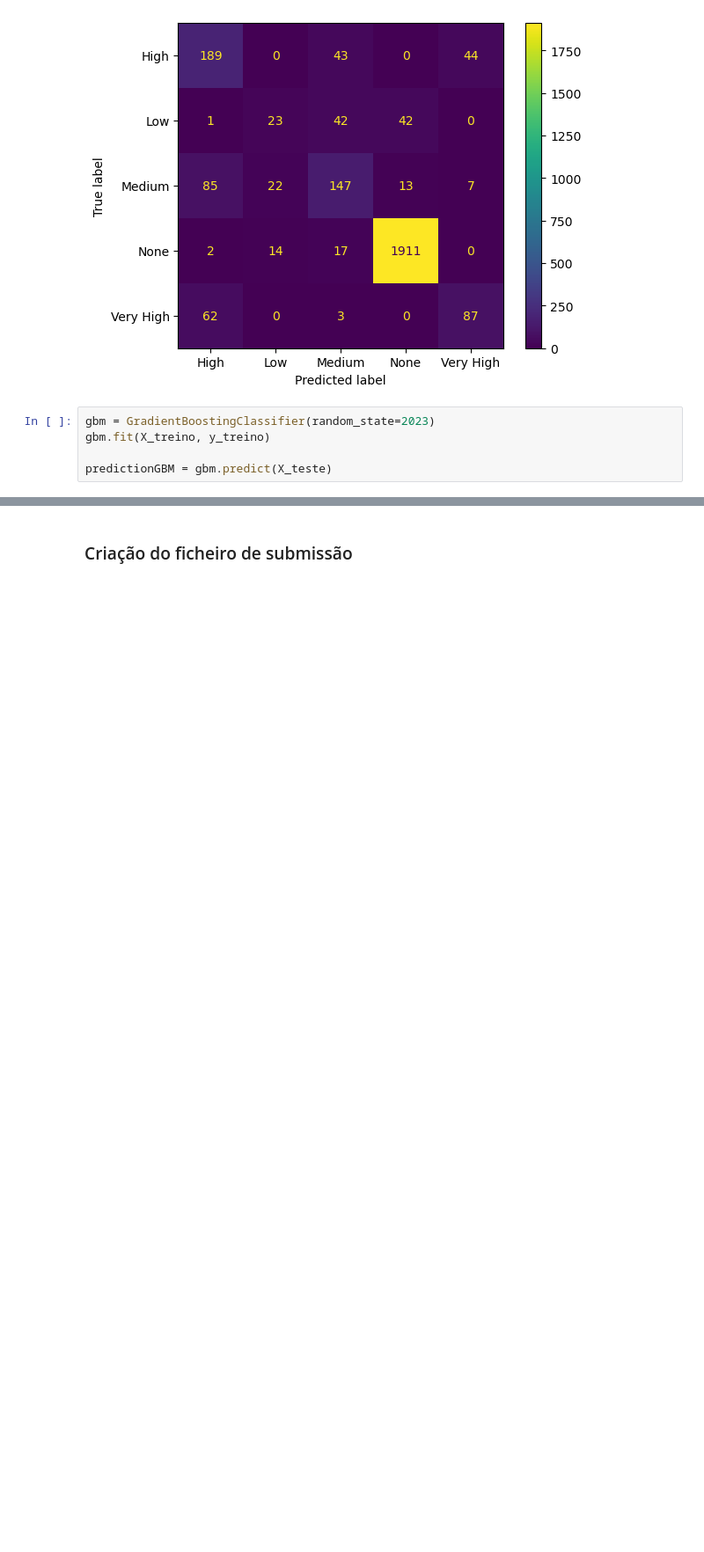
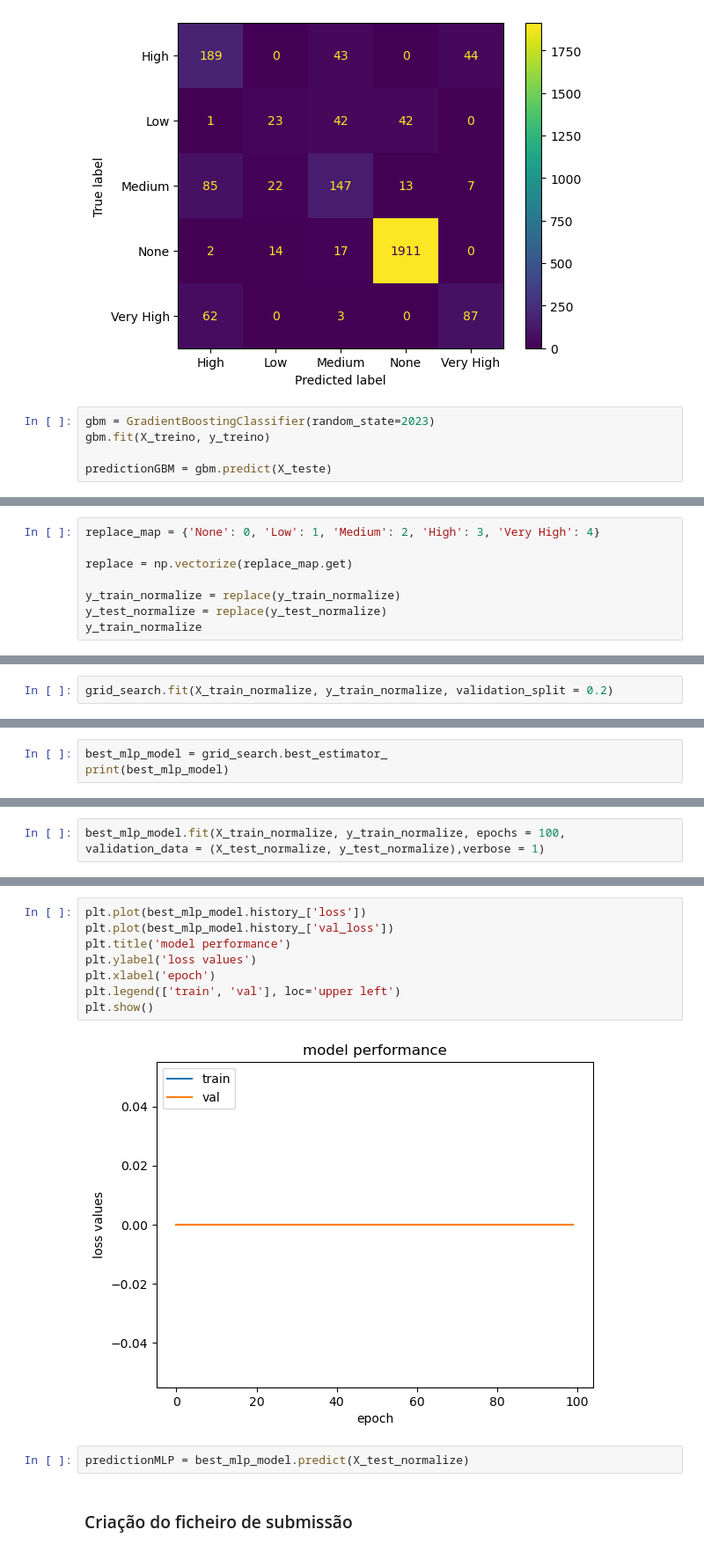
Before and after one commit to orlandopalmeira/Trabalho-DAA-2023-2024, a Jupyter notebook: Tarefa_2/tarefa_2_model.ipynb, the cells around one changed output, grey strips where cells are left out. Shown at 88% size. Saved outputs shown, nothing was run; the diff lists cells and outputs as text; blank space fills up the shorter version.

```diff
--- a/Tarefa_2/tarefa_2_model.ipynb
+++ b/Tarefa_2/tarefa_2_model.ipynb
@@ -229,0 +435,8 @@ predictionGBM = gbm.predict(X_teste)
+# %%
+replace_map = {'None': 0, 'Low': 1, 'Medium': 2, 'High': 3, 'Very High': 4}
+
+replace = np.vectorize(replace_map.get)
+
+y_train_normalize = replace(y_train_normalize)
+y_test_normalize = replace(y_test_normalize)
+y_train_normalize
@@ -229,0 +445,2 @@ predictionGBM = gbm.predict(X_teste)
+# %%
+grid_search.fit(X_train_normalize, y_train_normalize, validation_split = 0.2)
@@ -229,0 +628,3 @@ predictionGBM = gbm.predict(X_teste)
+# %%
+best_mlp_model = grid_search.best_estimator_
+print(best_mlp_model)
@@ -229,0 +649,2 @@ predictionGBM = gbm.predict(X_teste)
+# %%
+best_mlp_model.fit(X_train_normalize, y_train_normalize, epochs = 100, validation_data = (X_test_normalize, y_test_normalize),verbose = 1)
@@ -230,3 +687,15 @@ predictionGBM = gbm.predict(X_teste)
+# %%
+plt.plot(best_mlp_model.history_['loss'])
+plt.plot(best_mlp_model.history_['val_loss'])
+plt.title('model performance')
+plt.ylabel('loss values')
+plt.xlabel('epoch')
+plt.legend(['train', 'val'], loc='upper left')
+plt.show()
+# %% [output]
+[figure, added]
+# %%
+predictionMLP = best_mlp_model.predict(X_test_normalize)
 # %% [markdown]
 ### Criação do ficheiro de submissão
 # %%
```
Also changed, not shown: parts of 27 cells of this notebook.
